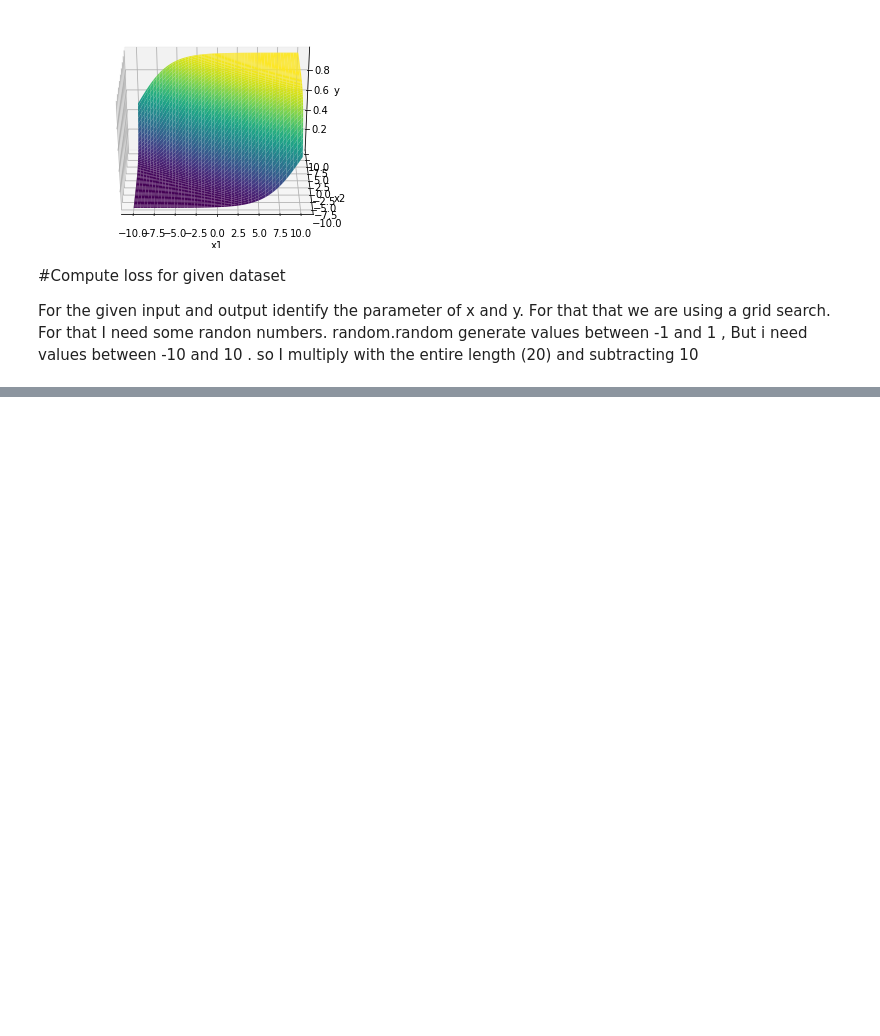
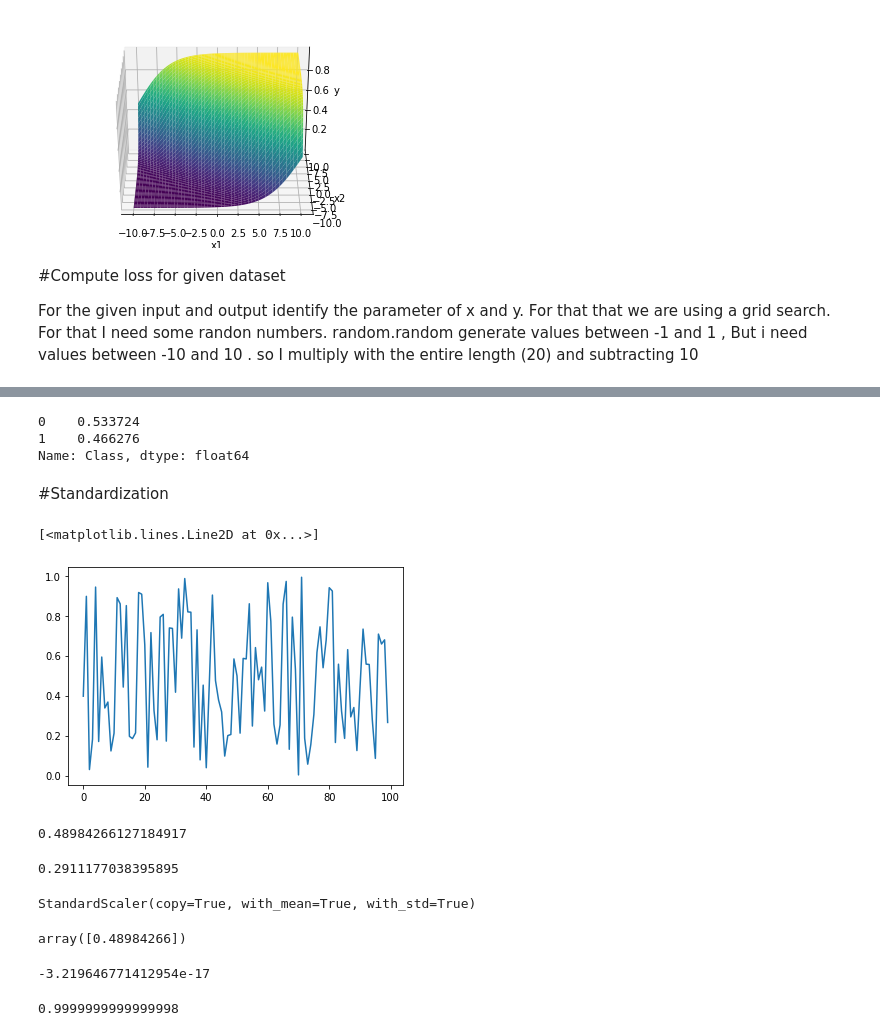
Before and after one commit to rajeshchengannur/DeepLearning, a Jupyter notebook: DL103_SigmoidNeuron.ipynb, the cells around one changed output, grey strips where cells are left out. Saved outputs shown, nothing was run; the diff lists cells and outputs as text; code cells hidden in the pictures; blank space fills up the shorter version.

```diff
--- a/DL103_SigmoidNeuron.ipynb
+++ b/DL103_SigmoidNeuron.ipynb
@@ -156,0 +308,6 @@ print(WW[i,j],BB[i,j])
+# %%
+data['Class'].value_counts(normalize=True)
+# %% [output]
+0    0.533724
+1    0.466276
+Name: Class, dtype: float64
@@ -156,0 +316,2 @@ print(WW[i,j],BB[i,j])
+# %% [markdown]
+#Standardization
@@ -156,0 +320,33 @@ print(WW[i,j],BB[i,j])
+# %%
+R = np.random.random([100,1])
+# %%
+plt.plot(R)
+# %% [output]
+[<matplotlib.lines.Line2D at 0x...>]
+[figure, added]
+# %%
+np.mean(R)
+# %% [output]
+0.48984266127184917
+# %%
+np.std(R)
+# %% [output]
+0.2911177038395895
+# %%
+scaler = StandardScaler()
+scaler.fit(R)
+# %% [output]
+StandardScaler(copy=True, with_mean=True, with_std=True)
+# %%
+scaler.mean_
+# %% [output]
+array([0.48984266])
+# %%
+RT = scaler.transform(R)
+np.mean(RT)
+# %% [output]
+-3.219646771412954e-17
+# %%
+np.std(RT)
+# %% [output]
+0.9999999999999998
```
Also changed, not shown: parts of 46 cells of this notebook.
